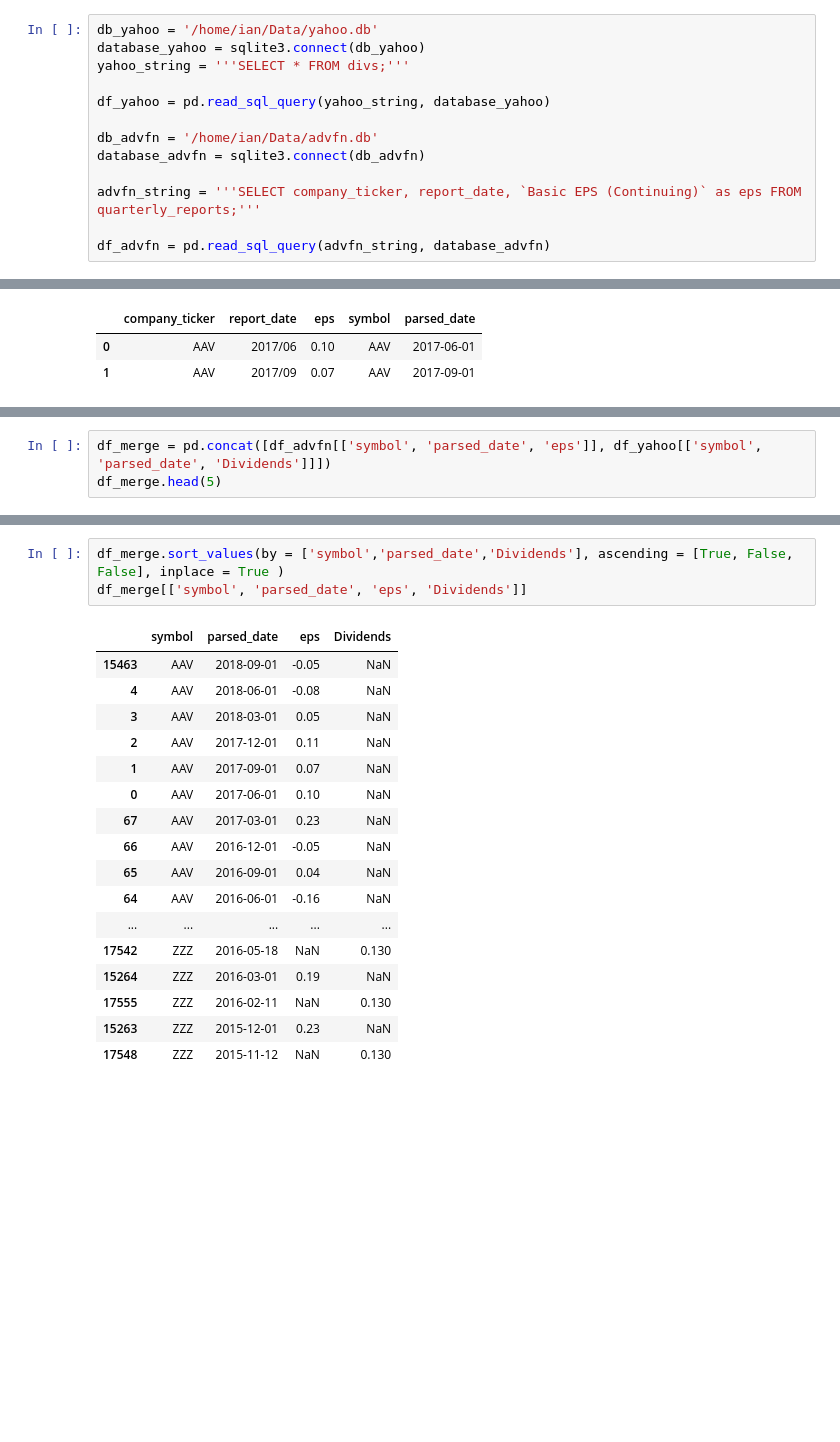
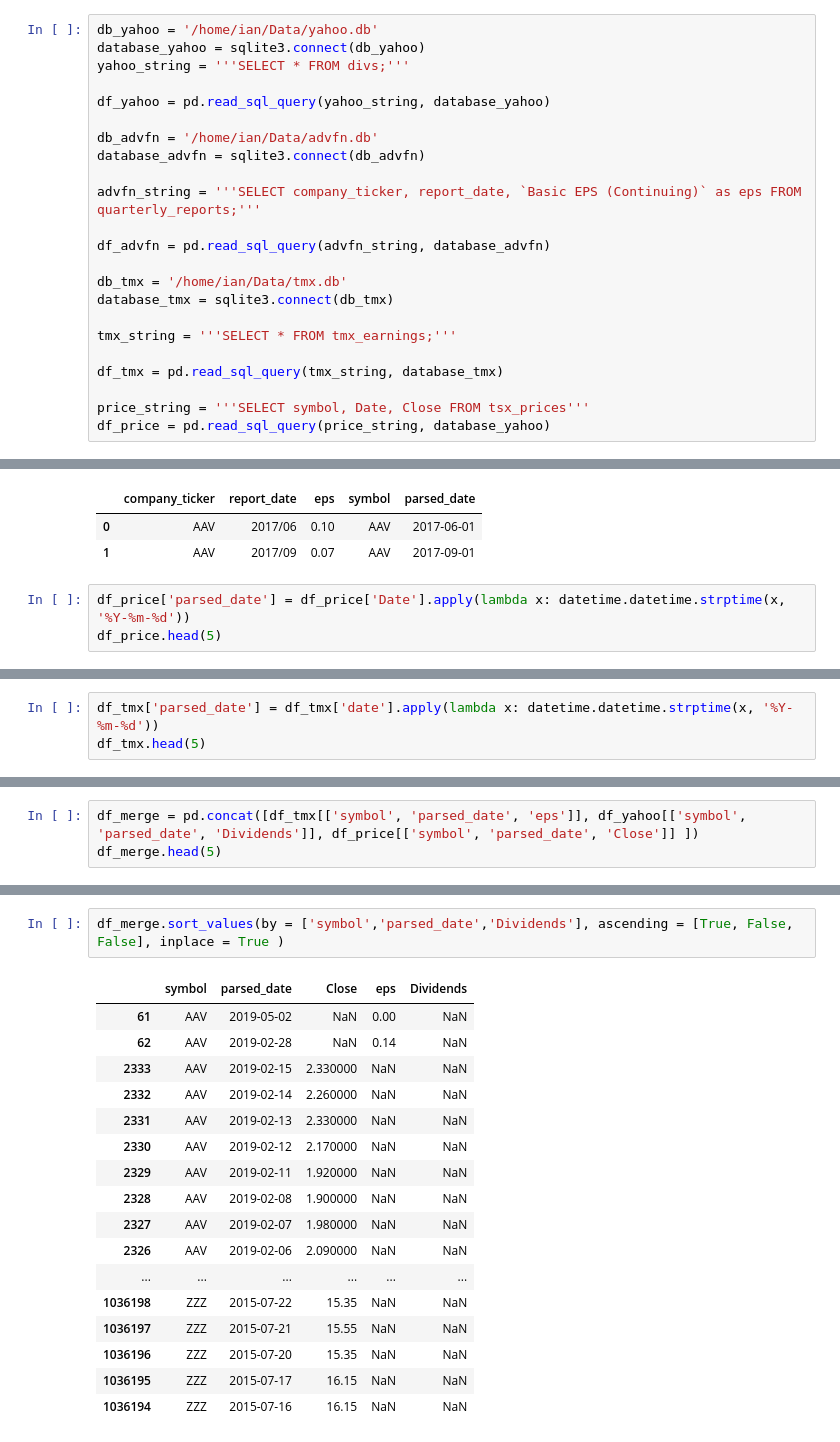
Before and after one commit to ismith1024/Finance-Scraping-Stripts, a Jupyter notebook: notebooks/advfn_yahoo_integration.ipynb, the cells around one changed output, grey strips where cells are left out. Saved outputs shown, nothing was run; the diff lists cells and outputs as text; blank space fills up the shorter version.

Commit message:
Integrating TMX, Yahoo, Alphavantage

```diff
--- a/notebooks/advfn_yahoo_integration.ipynb
+++ b/notebooks/advfn_yahoo_integration.ipynb
@@ -19,6 +19,16 @@ database_advfn = sqlite3.connect(db_advfn)
 advfn_string = '''SELECT company_ticker, report_date, `Basic EPS (Continuing)` as eps FROM quarterly_reports;'''
 
 df_advfn = pd.read_sql_query(advfn_string, database_advfn)
+
+db_tmx = '/home/ian/Data/tmx.db'
+database_tmx = sqlite3.connect(db_tmx)
+
+tmx_string = '''SELECT * FROM tmx_earnings;'''
+
+df_tmx = pd.read_sql_query(tmx_string, database_tmx)
+
+price_string = '''SELECT symbol, Date, Close FROM tsx_prices'''
+df_price = pd.read_sql_query(price_string, database_yahoo)
 # %%
 df_advfn['symbol'] = df_advfn['company_ticker'].apply(lambda x: x.replace('.', '-'))
 # %%
@@ -55,3 +65,6 @@ df_advfn.head(2)
 |  | company_ticker | report_date | eps | symbol | parsed_date |
 | 0 | AAV | 2017/06 | 0.10 | AAV | 2017-06-01 |
 | 1 | AAV | 2017/09 | 0.07 | AAV | 2017-09-01 |
+# %%
+df_price['parsed_date'] = df_price['Date'].apply(lambda x: datetime.datetime.strptime(x, '%Y-%m-%d'))
+df_price.head(5)
@@ -57,0 +78,3 @@ df_advfn.head(2)
+# %%
+df_tmx['parsed_date'] = df_tmx['date'].apply(lambda x: datetime.datetime.strptime(x, '%Y-%m-%d'))
+df_tmx.head(5)
@@ -58,5 +88,5 @@ df_advfn.head(2)
 # %%
-df_merge = pd.concat([df_advfn[['symbol', 'parsed_date', 'eps']], df_yahoo[['symbol', 'parsed_date', 'Dividends']]])
+df_merge = pd.concat([df_tmx[['symbol', 'parsed_date', 'eps']], df_yahoo[['symbol', 'parsed_date', 'Dividends']], df_price[['symbol', 'parsed_date', 'Close']] ])
 df_merge.head(5)
 # %% [output]
 of pandas will change to not sort by default.
@@ -75,21 +105,20 @@ To retain the current behavior and silence the warning, pass 'sort=True'.
 # %%
 df_merge.sort_values(by = ['symbol','parsed_date','Dividends'], ascending = [True, False, False], inplace = True )
-df_merge[['symbol', 'parsed_date', 'eps', 'Dividends']]
 # %% [output]
-|  | symbol | parsed_date | eps | Dividends |
-| 15463 | AAV | 2018-09-01 | -0.05 | NaN |
-| 4 | AAV | 2018-06-01 | -0.08 | NaN |
-| 3 | AAV | 2018-03-01 | 0.05 | NaN |
-| 2 | AAV | 2017-12-01 | 0.11 | NaN |
-| 1 | AAV | 2017-09-01 | 0.07 | NaN |
-| 0 | AAV | 2017-06-01 | 0.10 | NaN |
-| 67 | AAV | 2017-03-01 | 0.23 | NaN |
-| 66 | AAV | 2016-12-01 | -0.05 | NaN |
-| 65 | AAV | 2016-09-01 | 0.04 | NaN |
-| 64 | AAV | 2016-06-01 | -0.16 | NaN |
-| ... | ... | ... | ... | ... |
-| 17542 | ZZZ | 2016-05-18 | NaN | 0.130 |
-| 15264 | ZZZ | 2016-03-01 | 0.19 | NaN |
-| 17555 | ZZZ | 2016-02-11 | NaN | 0.130 |
-| 15263 | ZZZ | 2015-12-01 | 0.23 | NaN |
-| 17548 | ZZZ | 2015-11-12 | NaN | 0.130 |
+|  | symbol | parsed_date | Close | eps | Dividends |
+| 61 | AAV | 2019-05-02 | NaN | 0.00 | NaN |
+| 62 | AAV | 2019-02-28 | NaN | 0.14 | NaN |
+| 2333 | AAV | 2019-02-15 | 2.330000 | NaN | NaN |
+| 2332 | AAV | 2019-02-14 | 2.260000 | NaN | NaN |
+| 2331 | AAV | 2019-02-13 | 2.330000 | NaN | NaN |
+| 2330 | AAV | 2019-02-12 | 2.170000 | NaN | NaN |
+| 2329 | AAV | 2019-02-11 | 1.920000 | NaN | NaN |
+| 2328 | AAV | 2019-02-08 | 1.900000 | NaN | NaN |
+| 2327 | AAV | 2019-02-07 | 1.980000 | NaN | NaN |
+| 2326 | AAV | 2019-02-06 | 2.090000 | NaN | NaN |
+| ... | ... | ... | ... | ... | ... |
+| 1036198 | ZZZ | 2015-07-22 | 15.35 | NaN | NaN |
+| 1036197 | ZZZ | 2015-07-21 | 15.55 | NaN | NaN |
+| 1036196 | ZZZ | 2015-07-20 | 15.35 | NaN | NaN |
+| 1036195 | ZZZ | 2015-07-17 | 16.15 | NaN | NaN |
+| 1036194 | ZZZ | 2015-07-16 | 16.15 | NaN | NaN |
```
Also changed, not shown: parts of 6 cells of this notebook.
